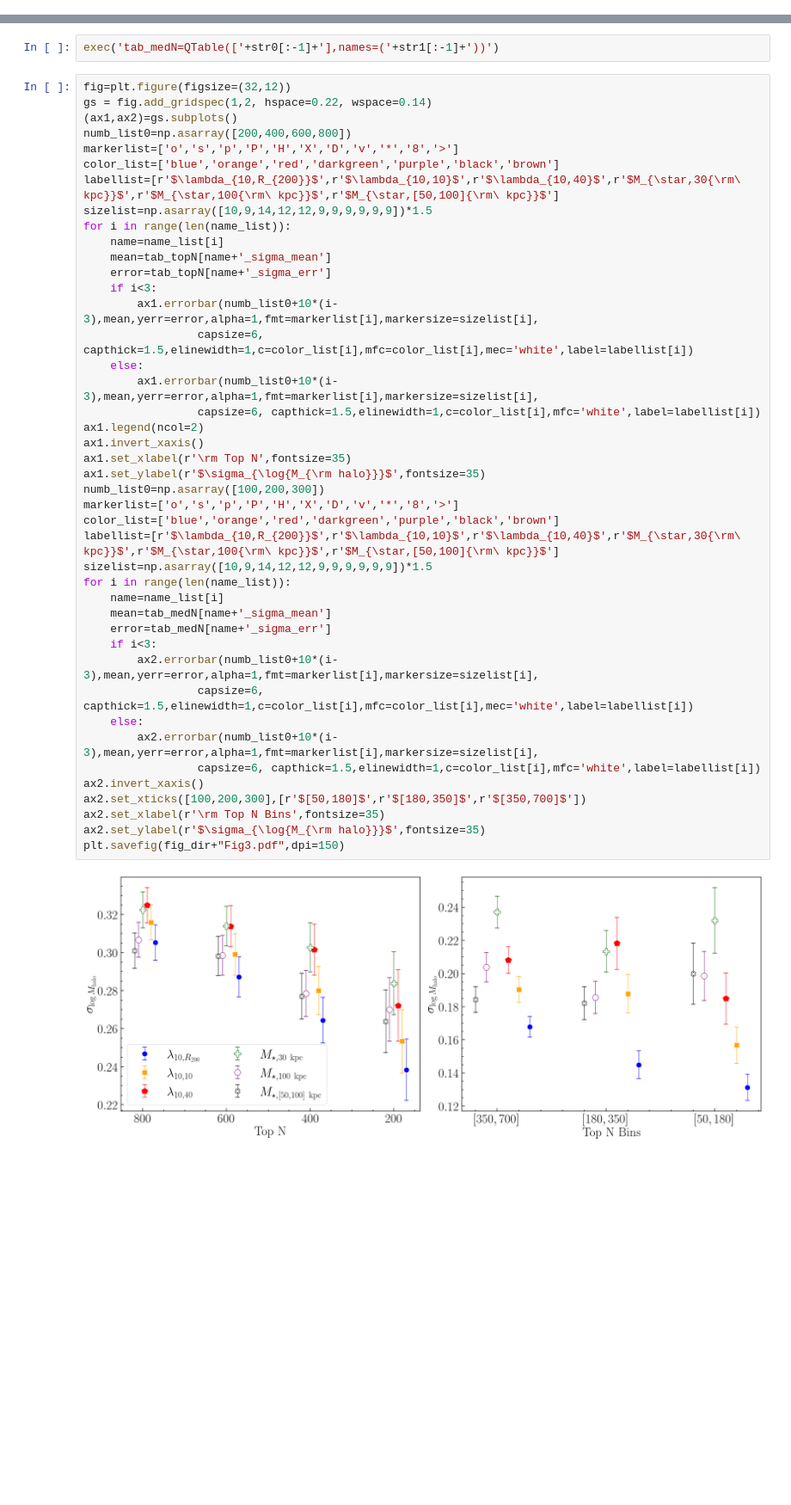
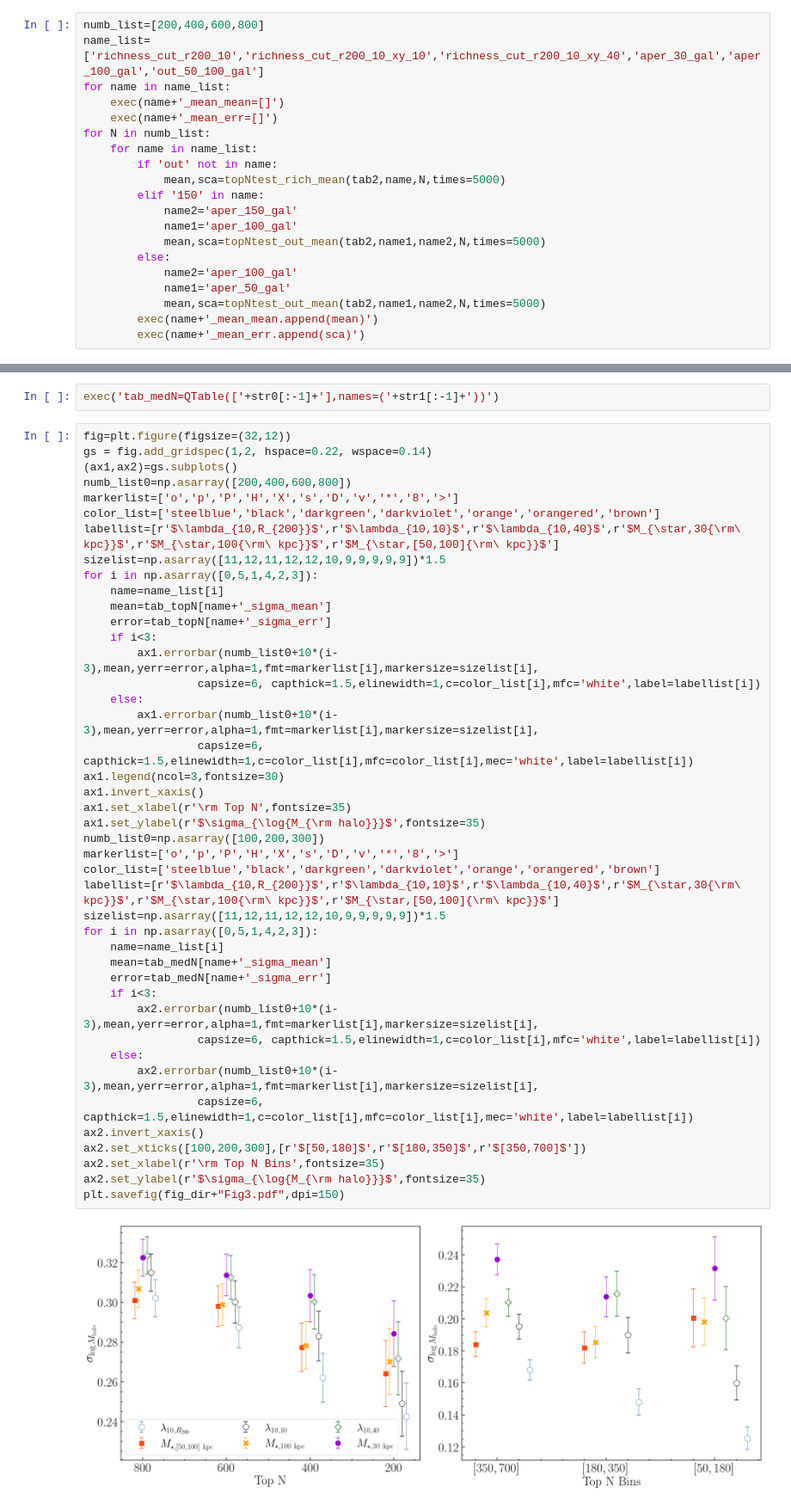
Before and after one commit to Xuchuyi/cenvssat, a Jupyter notebook: FigureNotebooks/Fig3.ipynb, the cells around one changed output, grey strips where cells are left out. Shown at 86% size. Drawn from its saved outputs; the diff is of its cells as text; blank space fills up the shorter version.

```diff
--- a/FigureNotebooks/Fig3.ipynb
+++ b/FigureNotebooks/Fig3.ipynb
@@ -143,6 +176,26 @@ for N in numb_list:
             mean,sca=topNtest_out(tab2,name1,name2,N,times=5000)
         exec(name+'_sigma_mean.append(mean)')
         exec(name+'_sigma_err.append(sca)')
+# %%
+numb_list=[200,400,600,800]
+name_list=['richness_cut_r200_10','richness_cut_r200_10_xy_10','richness_cut_r200_10_xy_40','aper_30_gal','aper_100_gal','out_50_100_gal']
+for name in name_list:
+    exec(name+'_mean_mean=[]')
+    exec(name+'_mean_err=[]')
+for N in numb_list:
+    for name in name_list:
+        if 'out' not in name:
+            mean,sca=topNtest_rich_mean(tab2,name,N,times=5000)
+        elif '150' in name:
+            name2='aper_150_gal'
+            name1='aper_100_gal'
+            mean,sca=topNtest_out_mean(tab2,name1,name2,N,times=5000)
+        else:
+            name2='aper_100_gal'
+            name1='aper_50_gal'
+            mean,sca=topNtest_out_mean(tab2,name1,name2,N,times=5000)
+        exec(name+'_mean_mean.append(mean)')
+        exec(name+'_mean_err.append(sca)')
 # %%
 str0="numb_list,"
 str1="'N',"
@@ -228,44 +281,44 @@ exec('tab_medN=QTable(['+str0[:-1]+'],names=('+str1[:-1]+'))')
 fig=plt.figure(figsize=(32,12))
 gs = fig.add_gridspec(1,2, hspace=0.22, wspace=0.14)
 (ax1,ax2)=gs.subplots()
 numb_list0=np.asarray([200,400,600,800])
-markerlist=['o','s','p','P','H','X','D','v','*','8','>']
-color_list=['blue','orange','red','darkgreen','purple','black','brown']
+markerlist=['o','p','P','H','X','s','D','v','*','8','>']
+color_list=['steelblue','black','darkgreen','darkviolet','orange','orangered','brown']
 labellist=[r'$\lambda_{10,R_{200}}$',r'$\lambda_{10,10}$',r'$\lambda_{10,40}$',r'$M_{\star,30{\rm\ kpc}}$',r'$M_{\star,100{\rm\ kpc}}$',r'$M_{\star,[50,100]{\rm\ kpc}}$']
-sizelist=np.asarray([10,9,14,12,12,9,9,9,9,9,9])*1.5
-for i in range(len(name_list)):
+sizelist=np.asarray([11,12,11,12,12,10,9,9,9,9,9])*1.5
+for i in np.asarray([0,5,1,4,2,3]):
     name=name_list[i]
     mean=tab_topN[name+'_sigma_mean']
     error=tab_topN[name+'_sigma_err']
     if i<3:
         ax1.errorbar(numb_list0+10*(i-3),mean,yerr=error,alpha=1,fmt=markerlist[i],markersize=sizelist[i],
-                 capsize=6, capthick=1.5,elinewidth=1,c=color_list[i],mfc=color_list[i],mec='white',label=labellist[i])
+                 capsize=6, capthick=1.5,elinewidth=1,c=color_list[i],mfc='white',label=labellist[i])
     else:
         ax1.errorbar(numb_list0+10*(i-3),mean,yerr=error,alpha=1,fmt=markerlist[i],markersize=sizelist[i],
-                 capsize=6, capthick=1.5,elinewidth=1,c=color_list[i],mfc='white',label=labellist[i])
-ax1.legend(ncol=2)
+                 capsize=6, capthick=1.5,elinewidth=1,c=color_list[i],mfc=color_list[i],mec='white',label=labellist[i])
+ax1.legend(ncol=3,fontsize=30)
 ax1.invert_xaxis()
 ax1.set_xlabel(r'\rm Top N',fontsize=35)
 ax1.set_ylabel(r'$\sigma_{\log{M_{\rm halo}}}$',fontsize=35)
 numb_list0=np.asarray([100,200,300])
-markerlist=['o','s','p','P','H','X','D','v','*','8','>']
-color_list=['blue','orange','red','darkgreen','purple','black','brown']
+markerlist=['o','p','P','H','X','s','D','v','*','8','>']
+color_list=['steelblue','black','darkgreen','darkviolet','orange','orangered','brown']
 labellist=[r'$\lambda_{10,R_{200}}$',r'$\lambda_{10,10}$',r'$\lambda_{10,40}$',r'$M_{\star,30{\rm\ kpc}}$',r'$M_{\star,100{\rm\ kpc}}$',r'$M_{\star,[50,100]{\rm\ kpc}}$']
-sizelist=np.asarray([10,9,14,12,12,9,9,9,9,9,9])*1.5
-for i in range(len(name_list)):
+sizelist=np.asarray([11,12,11,12,12,10,9,9,9,9,9])*1.5
+for i in np.asarray([0,5,1,4,2,3]):
     name=name_list[i]
     mean=tab_medN[name+'_sigma_mean']
     error=tab_medN[name+'_sigma_err']
     if i<3:
         ax2.errorbar(numb_list0+10*(i-3),mean,yerr=error,alpha=1,fmt=markerlist[i],markersize=sizelist[i],
-                 capsize=6, capthick=1.5,elinewidth=1,c=color_list[i],mfc=color_list[i],mec='white',label=labellist[i])
+                 capsize=6, capthick=1.5,elinewidth=1,c=color_list[i],mfc='white',label=labellist[i])
     else:
         ax2.errorbar(numb_list0+10*(i-3),mean,yerr=error,alpha=1,fmt=markerlist[i],markersize=sizelist[i],
-                 capsize=6, capthick=1.5,elinewidth=1,c=color_list[i],mfc='white',label=labellist[i])
+                 capsize=6, capthick=1.5,elinewidth=1,c=color_list[i],mfc=color_list[i],mec='white',label=labellist[i])
 ax2.invert_xaxis()
 ax2.set_xticks([100,200,300],[r'$[50,180]$',r'$[180,350]$',r'$[350,700]$'])
 ax2.set_xlabel(r'\rm Top N Bins',fontsize=35)
 ax2.set_ylabel(r'$\sigma_{\log{M_{\rm halo}}}$',fontsize=35)
 plt.savefig(fig_dir+"Fig3.pdf",dpi=150)
 # %% [output]
-[figure, old version]
+[figure, new version]
```
Also changed, not shown: parts of 5 cells of this notebook, 7 other files.
